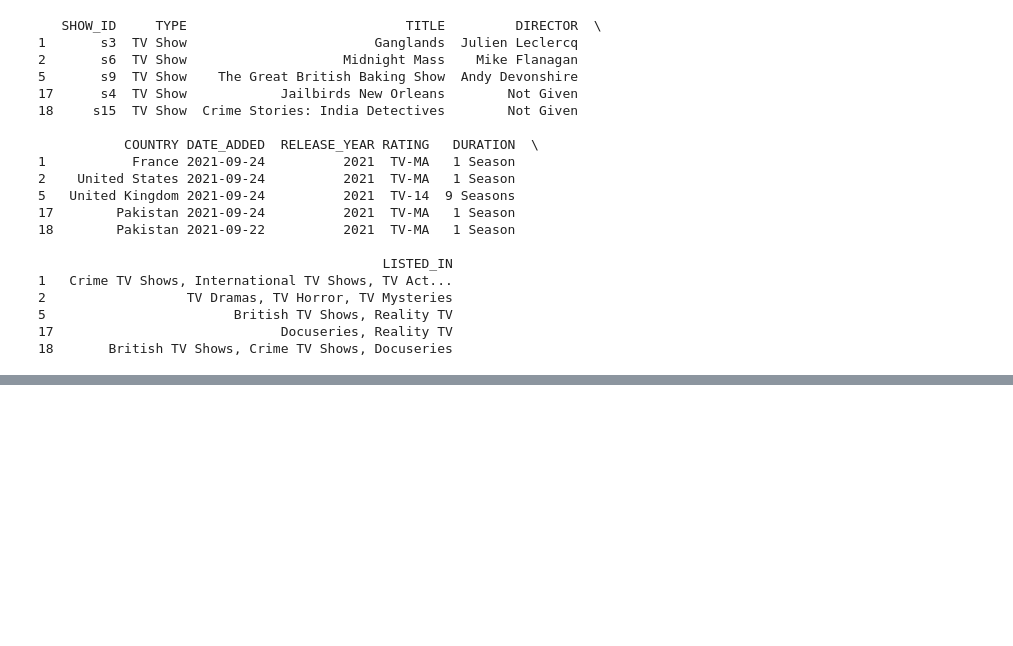
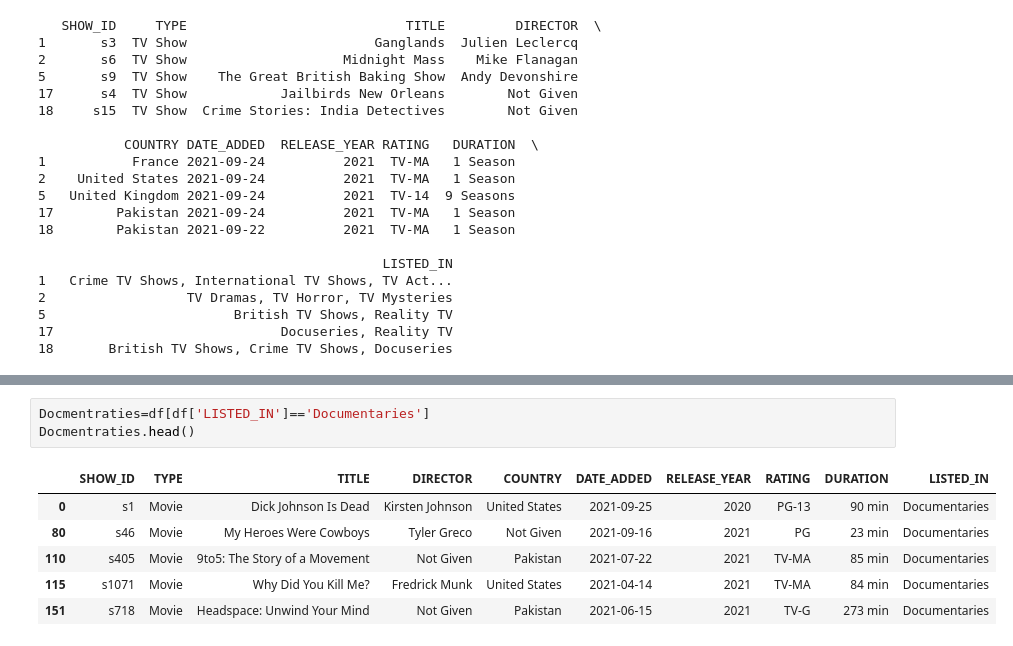
Before and after one commit to ShlokGadhave/Netflix, a Jupyter notebook: main.ipynb, the cells around one changed output, grey strips where cells are left out. Drawn from its saved outputs; the diff is of its cells as text; blank space fills up the shorter version.

```diff
--- a/main.ipynb
+++ b/main.ipynb
@@ -209,0 +255,10 @@ Release_Period.head()
+# %%
+Docmentraties=df[df['LISTED_IN']=='Documentaries']
+Docmentraties.head()
+# %% [output]
+|  | SHOW_ID | TYPE | TITLE | DIRECTOR | COUNTRY | DATE_ADDED | RELEASE_YEAR | RATING | DURATION | LISTED_IN |
+| 0 | s1 | Movie | Dick Johnson Is Dead | Kirsten Johnson | United States | 2021-09-25 | 2020 | PG-13 | 90 min | Documentaries |
+| 80 | s46 | Movie | My Heroes Were Cowboys | Tyler Greco | Not Given | 2021-09-16 | 2021 | PG | 23 min | Documentaries |
+| 110 | s405 | Movie | 9to5: The Story of a Movement | Not Given | Pakistan | 2021-07-22 | 2021 | TV-MA | 85 min | Documentaries |
+| 115 | s1071 | Movie | Why Did You Kill Me? | Fredrick Munk | United States | 2021-04-14 | 2021 | TV-MA | 84 min | Documentaries |
+| 151 | s718 | Movie | Headspace: Unwind Your Mind | Not Given | Pakistan | 2021-06-15 | 2021 | TV-G | 273 min | Documentaries |
```
Also changed, not shown: parts of 13 cells of this notebook.
